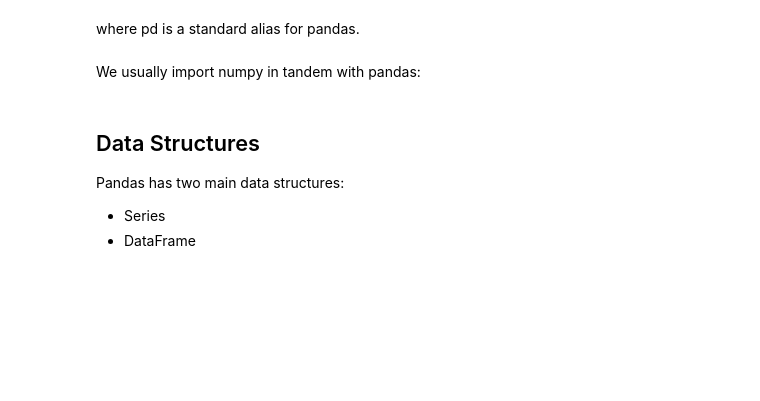
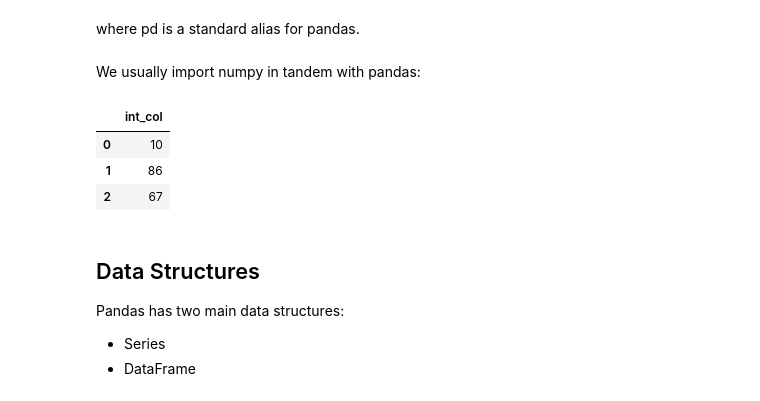
Before and after one commit to ninja-lawrence/5m-data-1.7-intro-pandas, a Jupyter notebook: notebooks/pandas_lesson.ipynb, the cells around one changed output. Drawn from its saved outputs; the diff is of its cells as text; code cells hidden in the pictures; blank space fills up the shorter version.

```diff
--- a/notebooks/pandas_lesson.ipynb
+++ b/notebooks/pandas_lesson.ipynb
@@ -37,6 +37,20 @@ where pd is a standard alias for pandas.
 We usually import numpy in tandem with pandas:
 # %%
 import numpy as np
+# %%
+dft_float = pd.DataFrame({
+    "int_col": np.random.randint(1, 100, size=3),
+    "float_col": pd.Series([1.0123456789] * 3, dtype="float32"),
+})
+
+dft_float
+
+dft_float.select_dtypes(include=['number'], exclude=['float'])
+# %% [output]
+|  | int_col |
+| 0 | 10 |
+| 1 | 86 |
+| 2 | 67 |
 # %% [markdown]
 ## Data Structures
 
```
Also changed, not shown: 1 other file.
